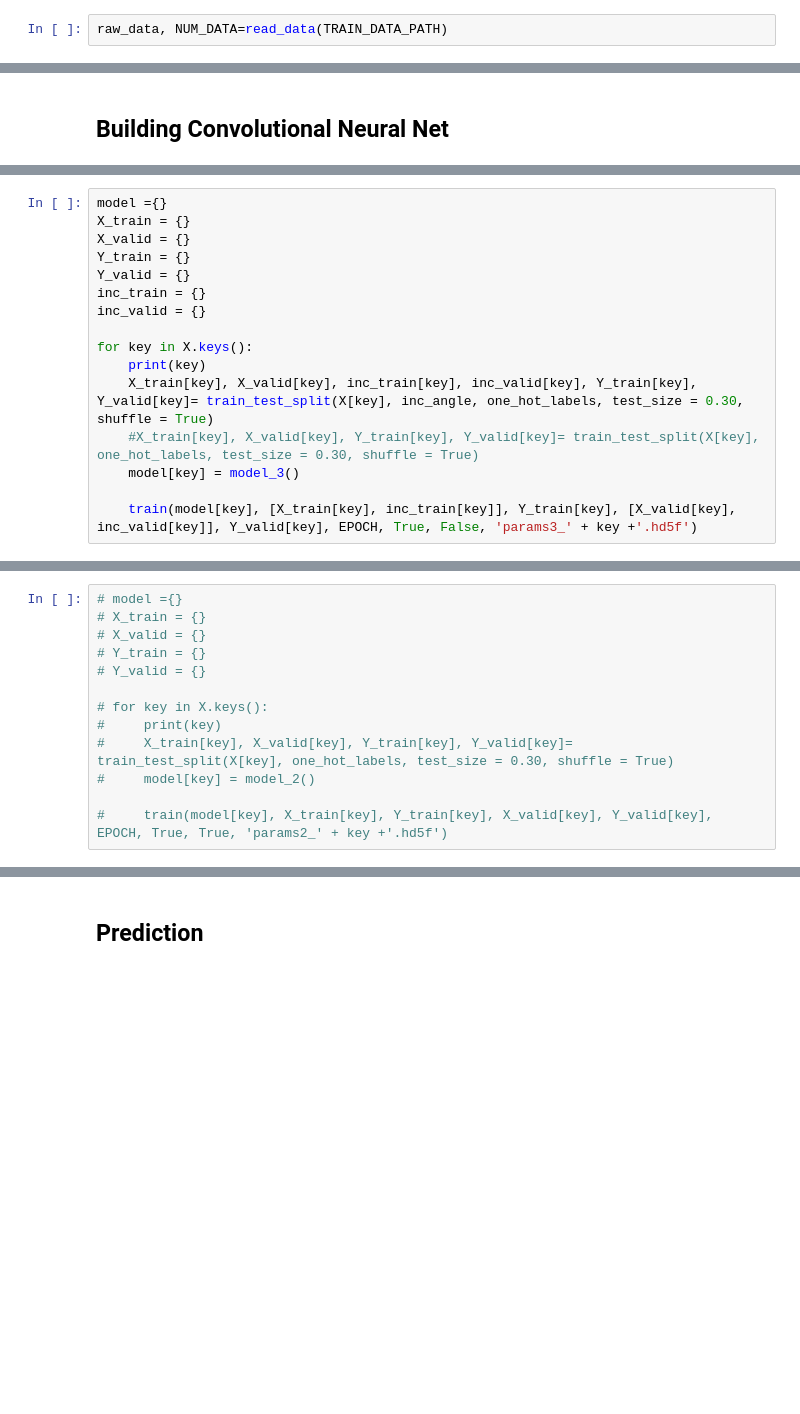
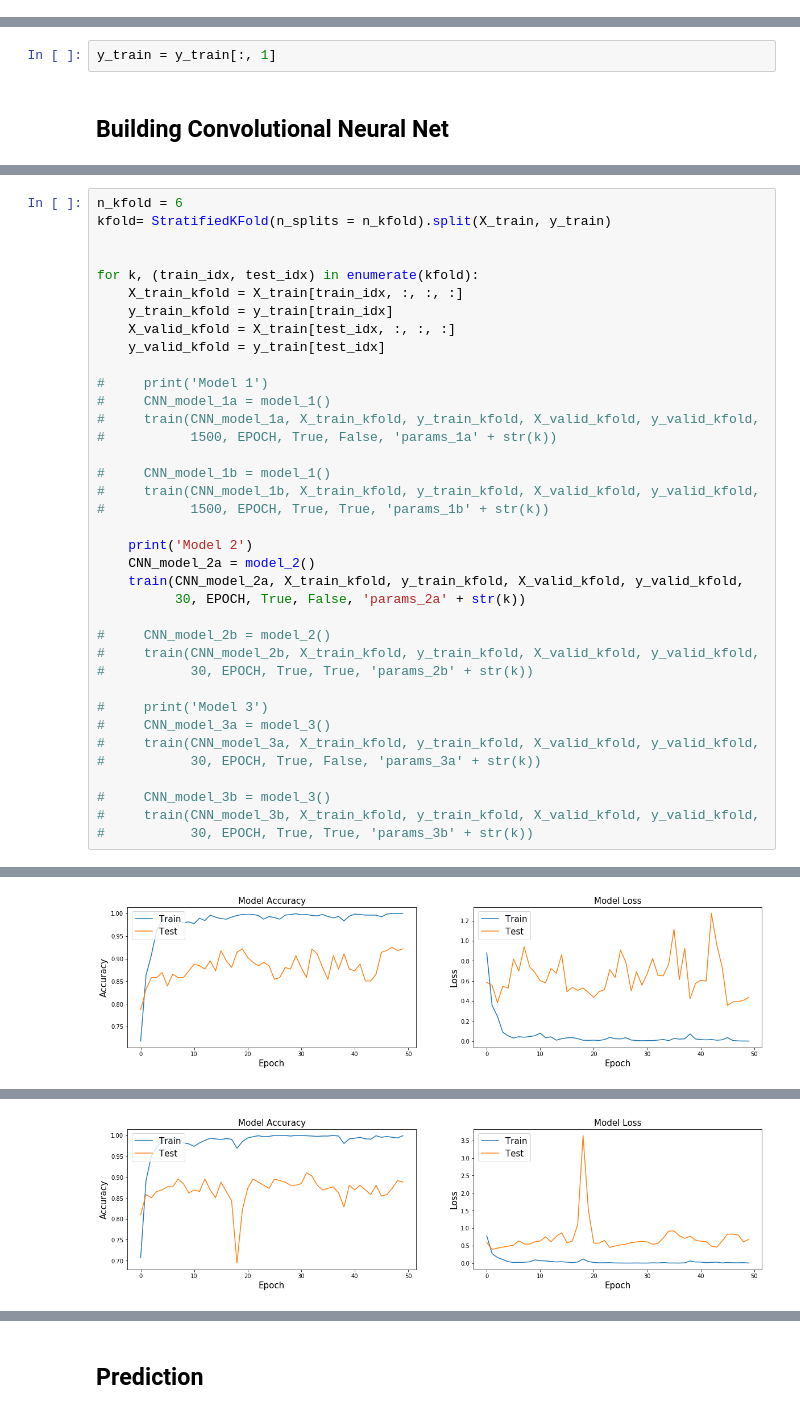
Before and after one commit to gimaik/Kaggle_Statoil_Iceberg_Recognition, a Jupyter notebook: Iceberg.ipynb, the cells around one changed output, grey strips where cells are left out. Saved outputs shown, nothing was run; the diff lists cells and outputs as text; blank space fills up the shorter version.

Commit message:
Updated Statoil Model

```diff
--- a/Iceberg.ipynb
+++ b/Iceberg.ipynb
@@ -53,2 +33,0 @@ We use the incidence angle, $\theta$ to construct a third channel, which weights
-# %%
-raw_data, NUM_DATA=read_data(TRAIN_DATA_PATH)
@@ -127,3 +114,5 @@ image_data = preprocess(band_1, band_2, inc_angle, NUM_DATA, NUM_BAND, IMG_SIZE)
+# %%
+y_train = y_train[:, 1]
 # %% [markdown]
 ## Building Convolutional Neural Net
 # %%
@@ -250,16 +223,0 @@ X['raw'] = np.array(X['raw'])
-# %%
-model ={}
-X_train = {}
-X_valid = {}
-Y_train = {}
-Y_valid = {}
-inc_train = {}
-inc_valid = {}
-
-for key in X.keys():
-    print(key)
-    X_train[key], X_valid[key], inc_train[key], inc_valid[key], Y_train[key], Y_valid[key]= train_test_split(X[key], inc_angle, one_hot_labels, test_size = 0.30, shuffle = True)
-    #X_train[key], X_valid[key], Y_train[key], Y_valid[key]= train_test_split(X[key], one_hot_labels, test_size = 0.30, shuffle = True)
-    model[key] = model_3()
-
-    train(model[key], [X_train[key], inc_train[key]], Y_train[key], [X_valid[key], inc_valid[key]], Y_valid[key], EPOCH, True, False, 'params3_' + key +'.hd5f')
@@ -321,13 +224,38 @@ Epoch 00048: early stopping
-# %%
-# model ={}
-# X_train = {}
-# X_valid = {}
-# Y_train = {}
-# Y_valid = {}
-
-# for key in X.keys():
-#     print(key)
-#     X_train[key], X_valid[key], Y_train[key], Y_valid[key]= train_test_split(X[key], one_hot_labels, test_size = 0.30, shuffle = True)
-#     model[key] = model_2()
-
-#     train(model[key], X_train[key], Y_train[key], X_valid[key], Y_valid[key], EPOCH, True, True, 'params2_' + key +'.hd5f')
+# %%
+n_kfold = 6
+kfold= StratifiedKFold(n_splits = n_kfold).split(X_train, y_train)
+
+
+for k, (train_idx, test_idx) in enumerate(kfold):
+    X_train_kfold = X_train[train_idx, :, :, :]
+    y_train_kfold = y_train[train_idx]
+    X_valid_kfold = X_train[test_idx, :, :, :]
+    y_valid_kfold = y_train[test_idx]
+
+#     print('Model 1')
+#     CNN_model_1a = model_1()
+#     train(CNN_model_1a, X_train_kfold, y_train_kfold, X_valid_kfold, y_valid_kfold,
+#           1500, EPOCH, True, False, 'params_1a' + str(k))
+
+#     CNN_model_1b = model_1()
+#     train(CNN_model_1b, X_train_kfold, y_train_kfold, X_valid_kfold, y_valid_kfold,
+#           1500, EPOCH, True, True, 'params_1b' + str(k))
+
+    print('Model 2')
+    CNN_model_2a = model_2()
+    train(CNN_model_2a, X_train_kfold, y_train_kfold, X_valid_kfold, y_valid_kfold,
+          30, EPOCH, True, False, 'params_2a' + str(k))
+
+#     CNN_model_2b = model_2()
+#     train(CNN_model_2b, X_train_kfold, y_train_kfold, X_valid_kfold, y_valid_kfold,
+#           30, EPOCH, True, True, 'params_2b' + str(k))
+
+#     print('Model 3')
+#     CNN_model_3a = model_3()
+#     train(CNN_model_3a, X_train_kfold, y_train_kfold, X_valid_kfold, y_valid_kfold,
+#           30, EPOCH, True, False, 'params_3a' + str(k))
+
+#     CNN_model_3b = model_3()
+#     train(CNN_model_3b, X_train_kfold, y_train_kfold, X_valid_kfold, y_valid_kfold,
+#           30, EPOCH, True, True, 'params_3b' + str(k))
+# %% [output]
@@ -333,0 +279 @@ Epoch 00048: early stopping
+[figure, added]
@@ -333,0 +297 @@ Epoch 00048: early stopping
+[figure, added]
```
Also changed, not shown: parts of 30 cells of this notebook.
